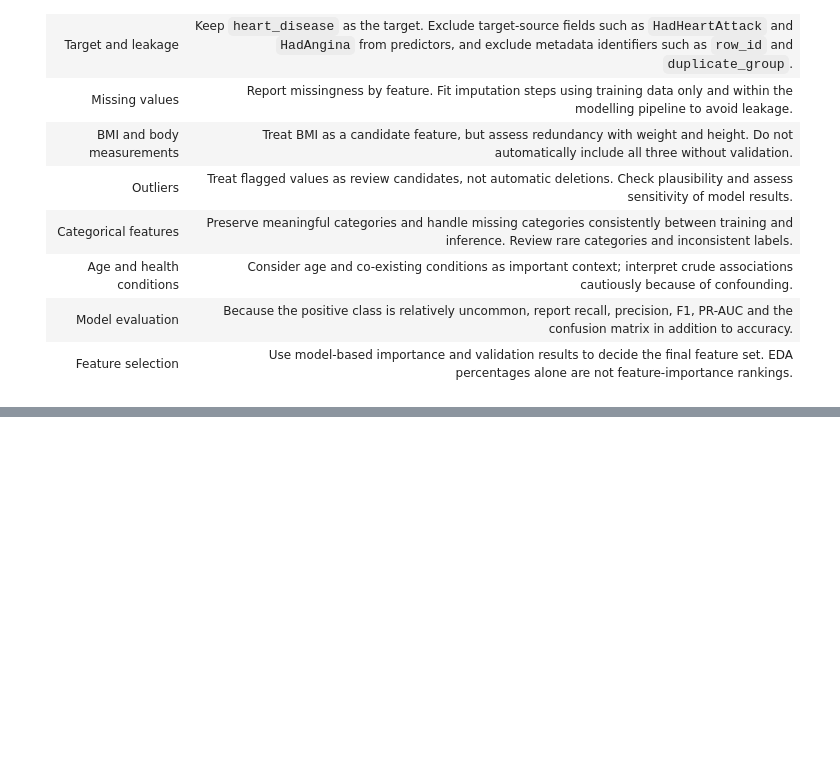
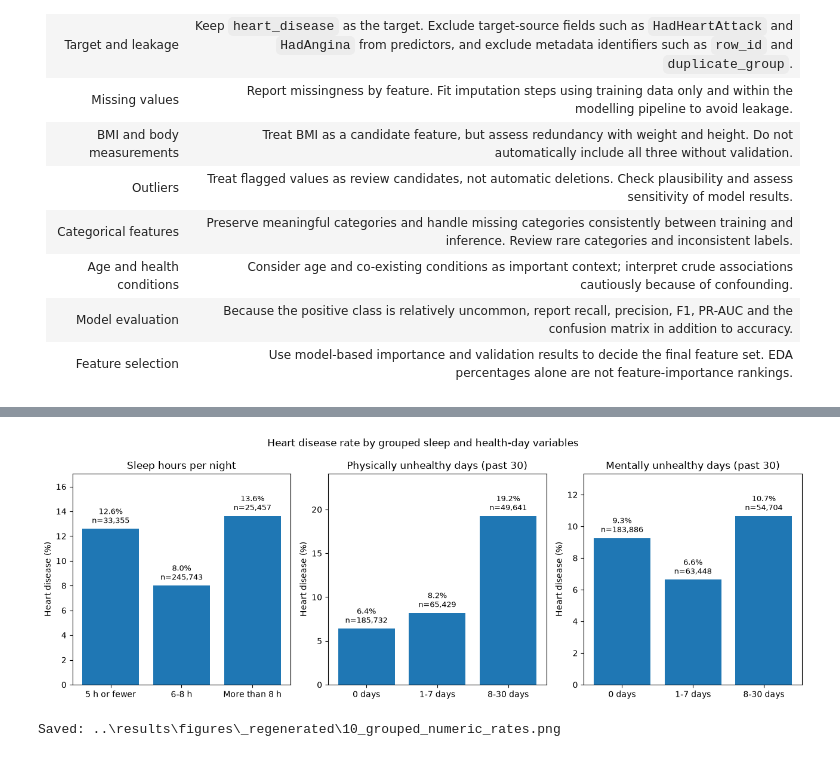
Before and after one commit to aakhalil21/DSAI5101-Project, a Jupyter notebook: notebooks/03_eda.ipynb, the cells around one changed output, grey strips where cells are left out. Saved outputs shown, nothing was run; the diff lists cells and outputs as text; code cells hidden in the pictures; blank space fills up the shorter version.

```diff
--- a/notebooks/03_eda.ipynb
+++ b/notebooks/03_eda.ipynb
@@ -3912,0 +4329,31 @@ These are exploratory observations, not a final ranking of predictive features.
+# %%
+# Figure 10: heart disease rate by grouped sleep and health-day variables (Missing excluded).
+regenerated_figures_folder.mkdir(parents=True, exist_ok=True)
+
+figure10_panels = [
+    ("SleepGroup", "Sleep hours per night"),
+    ("PhysicalHealthGroup", "Physically unhealthy days (past 30)"),
+    ("MentalHealthGroup", "Mentally unhealthy days (past 30)"),
+]
+fig, axes = plt.subplots(1, 3, figsize=(13, 4.6))
+for ax, (column, title) in zip(axes, figure10_panels):
+    shown = rate_tables[column][rate_tables[column][column].astype(str) != "Missing"]
+    bars = ax.bar(shown[column].astype(str), shown["heart_disease_pct"])
+    top = shown["heart_disease_pct"].max()
+    for bar, rate, total in zip(bars, shown["heart_disease_pct"], shown["n"]):
+        ax.text(bar.get_x() + bar.get_width() / 2, bar.get_height() + top * 0.02,
+                f"{rate:.1f}%\nn={total:,}", ha="center", va="bottom", fontsize=9)
+    ax.set_ylim(0, top * 1.25)
+    ax.set_title(title)
+    ax.set_ylabel("Heart disease (%)")
+fig.suptitle("Heart disease rate by grouped sleep and health-day variables")
+plt.tight_layout()
+
+figure10_path = regenerated_figures_folder / "10_grouped_numeric_rates.png"
+plt.savefig(figure10_path, dpi=300, bbox_inches="tight")
+plt.show()
+plt.close()
+print(f"Saved: {figure10_path}")
+# %% [output]
+[figure, added]
+Saved: ..\results\figures\_regenerated\10_grouped_numeric_rates.png
```
Also changed, not shown: parts of 21 cells of this notebook, 6 other files.
